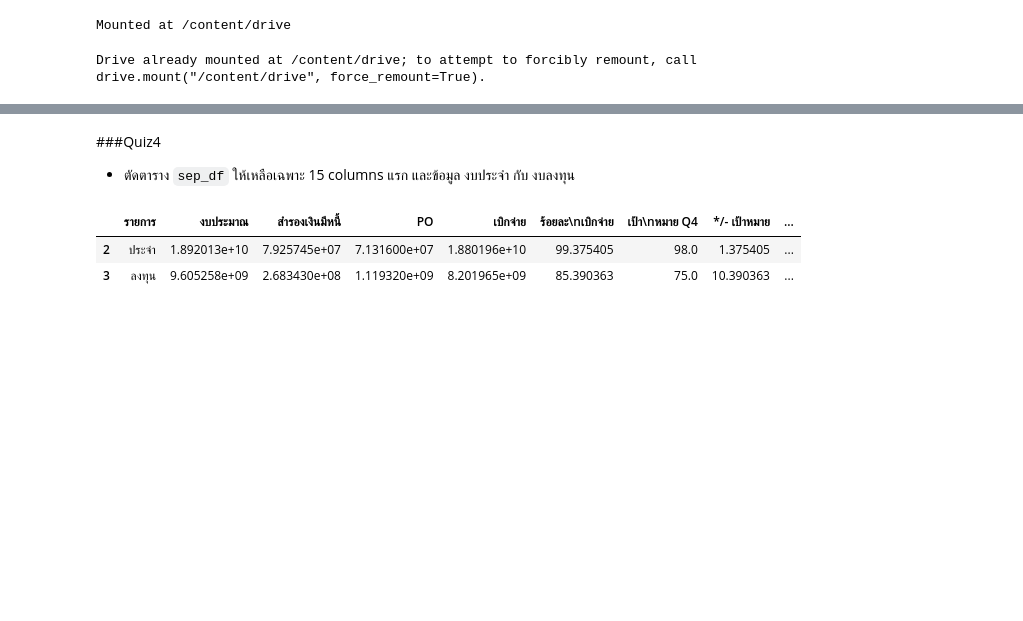
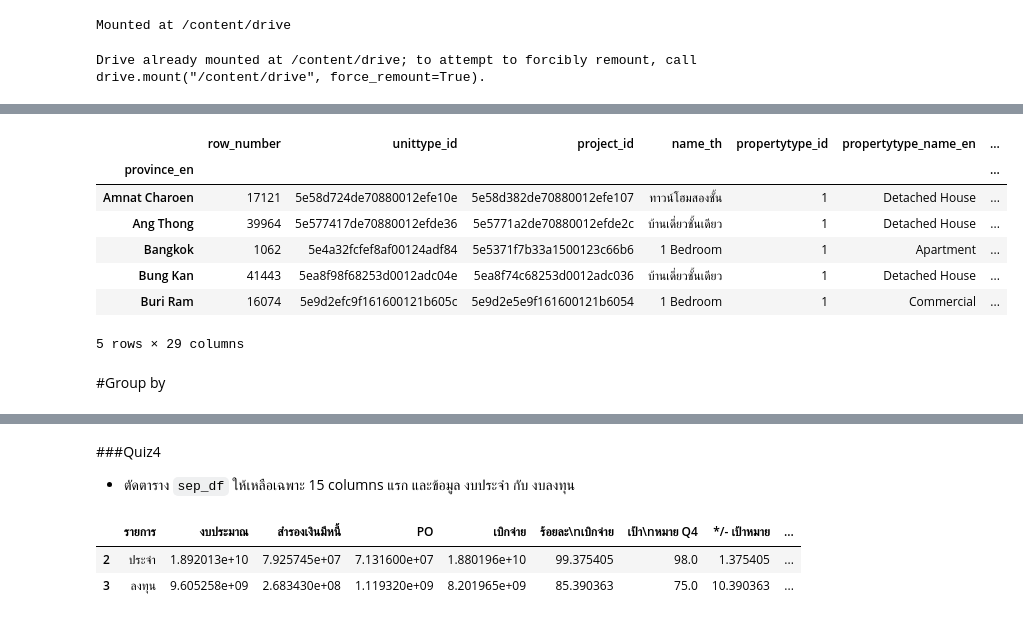
Before and after one commit to 643020514-7/python_dateviz2023, a Jupyter notebook: Pandas102.ipynb, the cells around one changed output, grey strips where cells are left out. Drawn from its saved outputs; the diff is of its cells as text; code cells hidden in the pictures; blank space fills up the shorter version.

```diff
--- a/Pandas102.ipynb
+++ b/Pandas102.ipynb
@@ -49,0 +53,4 @@ sep_df
+# %%
+project_df = pd.read_csv('/content/drive/MyDrive/Dataviz2023/project.csv')
+# %%
+unit_df = pd.read_csv('/content/drive/MyDrive/Dataviz2023/unittype.csv')
@@ -49,0 +61,4 @@ sep_df
+# %%
+project_df = project_df.drop_duplicates(subset='project_id')
+# %%
+unit_df['province_en'] = unit_df['project_id'].map(project_df.set_index('project_id')['province_name_en'])
@@ -49,0 +88,13 @@ sep_df
+# %%
+unit_df.groupby('province_en').min().head()
+# %% [output]
+|  | row_number | unittype_id | project_id | name_th | propertytype_id | propertytype_name_en | ... |
+| province_en |  |  |  |  |  |  | ... |
+| Amnat Charoen | 17121 | 5e58d724de70880012efe10e | 5e58d382de70880012efe107 | ทาวน์โฮมสองชั้น | 1 | Detached House | ... |
+| Ang Thong | 39964 | 5e577417de70880012efde36 | 5e5771a2de70880012efde2c | บ้านเดี่ยวชั้นเดียว | 1 | Detached House | ... |
+| Bangkok | 1062 | 5e4a32fcfef8af00124adf84 | 5e5371f7b33a1500123c66b6 | 1 Bedroom | 1 | Apartment | ... |
+| Bung Kan | 41443 | 5ea8f98f68253d0012adc04e | 5ea8f74c68253d0012adc036 | บ้านเดี่ยวชั้นเดียว | 1 | Detached House | ... |
+| Buri Ram | 16074 | 5e9d2efc9f161600121b605c | 5e9d2e5e9f161600121b6054 | 1 Bedroom | 1 | Commercial | ... |
+5 rows × 29 columns
+# %% [markdown]
+#Group by
```
Also changed, not shown: parts of 14 cells of this notebook.
